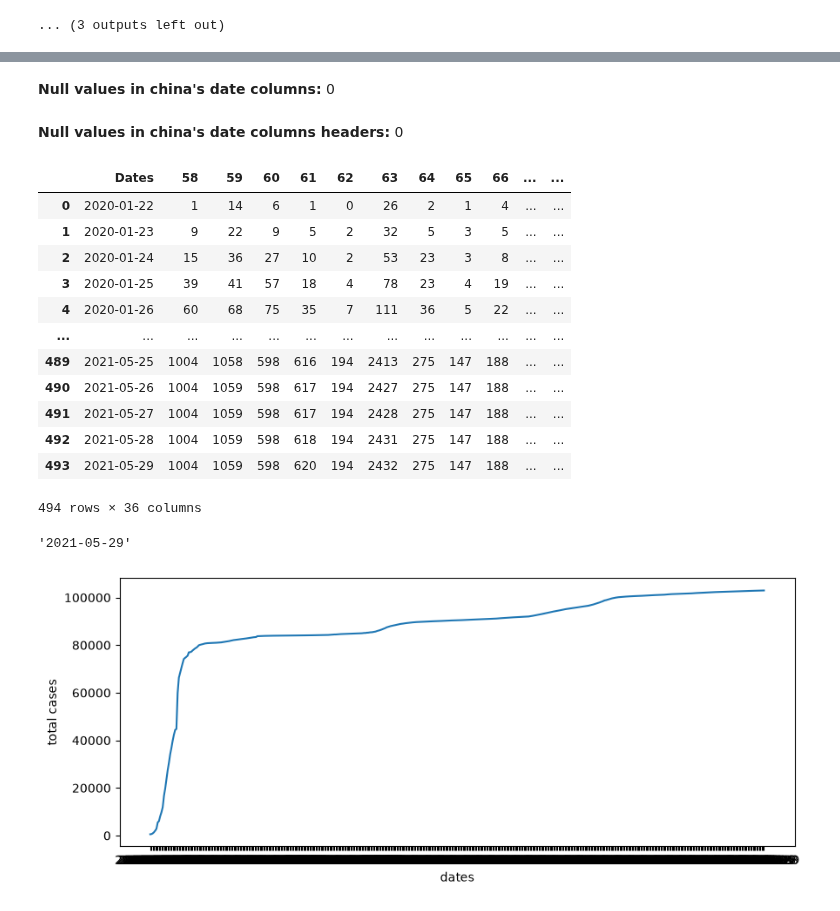
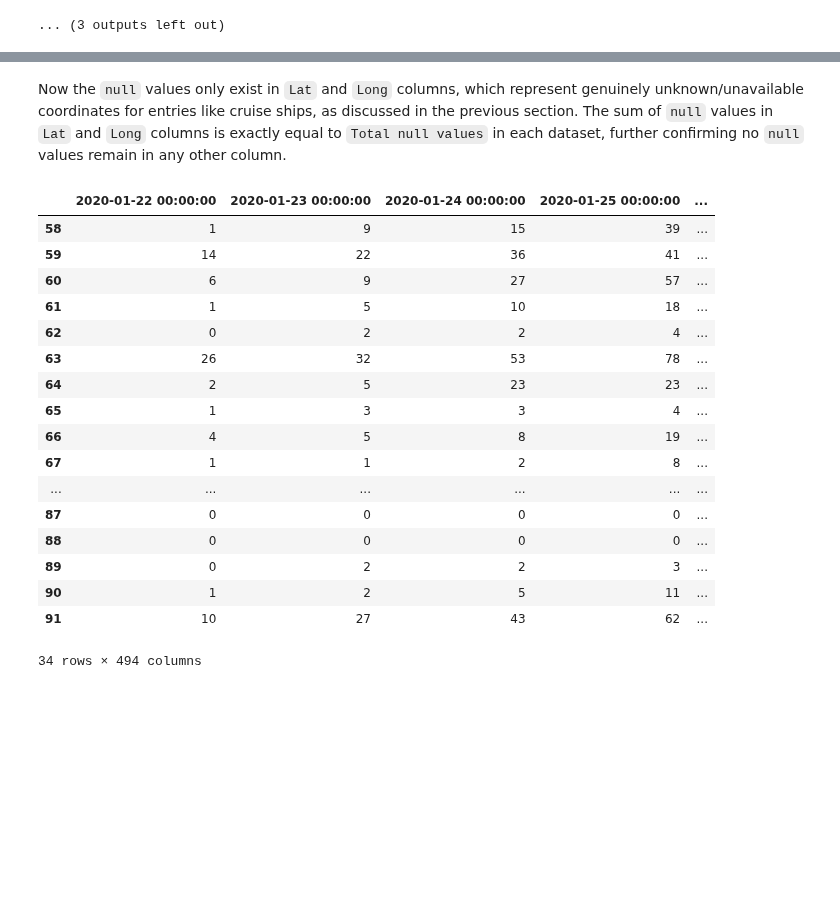
Before and after one commit to chetanchandel31/da-covid19, a Jupyter notebook: notebooks/01_covid_19_analysis.ipynb, the cells around one changed output, grey strips where cells are left out. Drawn from its saved outputs; the diff is of its cells as text; code cells hidden in the pictures; blank space fills up the shorter version.

Commit message:
conclusion to missing data hand;ing

```diff
--- a/notebooks/01_covid_19_analysis.ipynb
+++ b/notebooks/01_covid_19_analysis.ipynb
@@ -12,11 +12,14 @@ def load_excel_file(sheet_name):
   try:
     return pd.read_excel(LOCAL_EXCEL_FILE_PATH, sheet_name=sheet_name)
   except FileNotFoundError:
-    return pd.read_excel(REMOTE_EXCEL_FILE_PATH, sheet_name=sheet_name, engine="openpyxl")
+    return pd.read_excel(
+      REMOTE_EXCEL_FILE_PATH, sheet_name=sheet_name, engine="openpyxl"
+    )
   except Exception as e:
     print("unexpected error while loading data", e)
     raise
 
+
 df_deaths = load_excel_file("covid_19_deaths_v1")
 df_confirmed = load_excel_file("covid_19_confirmed_v1")
 df_recovered = load_excel_file("covid_19_recovered_v1")
@@ -404,48 +548,49 @@ Total null values: 6
 Lat     3
 Long    3
 dtype: int64
+# %% [markdown]
+Now the `null` values only exist in `Lat` and `Long` columns, which represent genuinely unknown/unavailable coordinates for entries like cruise ships, as discussed in the previous section. The sum of `null` values in `Lat` and `Long` columns is exactly equal to `Total null values` in each dataset, further confirming no `null` values remain in any other column.
 # %%
-df_china_confirmed_cases = df_confirmed[df_confirmed["Country/Region"] == "China"].copy()
+df_china_confirmed_cases = df_confirmed[
+  df_confirmed["Country/Region"] == "China"
+].copy()
 
-df_china_confirmed_date_cols = df_china_confirmed_cases.iloc[:,4:]
+df_china_confirmed_date_cols = pd.concat(
+  [df_china_confirmed_cases["Province/State"], df_china_confirmed_cases.iloc[:, 4:]],
+  axis=1,
+)
+display(df_china_confirmed_date_cols)
 
-display(Markdown(f"**Null values in china's date columns:** {df_china_confirmed_date_cols.isna().sum().sum()}"))
-display(Markdown(f"**Null values in china's date columns headers:** {df_china_confirmed_date_cols.columns.isna().sum()}"))
-df_china_confirmed_date_cols = df_china_confirmed_date_cols.T
-df_china_confirmed_date_cols["total cases"] = df_china_confirmed_date_cols.sum(axis=1)
-df_china_confirmed_date_cols.reset_index(inplace=True, names="Dates")
-# df_china_confirmed_date_cols["Dates"] = pd.to_datetime(df_china_confirmed_date_cols["Dates"].astype(str).str.replace("/", "-"), format="mixed", dayfirst=False)
-# df_china_confirmed_date_cols.index = pd.to_datetime(df_china_confirmed_date_cols.index, format="mixed", dayfirst=False)
+# df_china_confirmed_date_cols = df_china_confirmed_date_cols.T
+# df_china_confirmed_date_cols["total cases"] = df_china_confirmed_date_cols.sum(axis=1)
+# df_china_confirmed_date_cols.reset_index(inplace=True, names="Dates")
 
-# normalize all date-strings to a uniform dd-mm-yyyy format, then convert to datetime
-df_china_confirmed_date_cols["Dates"] = df_china_confirmed_date_cols["Dates"].astype(str).apply(lambda x: x)
+# display(df_china_confirmed_date_cols)
 
-display(df_china_confirmed_date_cols)
-display(df_china_confirmed_date_cols["Dates"].max())
-
-plt.figure(figsize=(10,4))
-sns.lineplot(data=df_china_confirmed_date_cols, x="Dates", y="total cases")
-plt.xlabel("dates")
-plt.show()
+# plt.figure(figsize=(10,4))
+# sns.lineplot(data=df_china_confirmed_date_cols, x="Dates", y="total cases")
+# plt.xlabel("dates")
+# plt.show()
 
 # 05-12-2021
 
 # df_china_confirmed_date_cols["Dates"].max()
 # %% [output]
-**Null values in china's date columns:** 0
-**Null values in china's date columns headers:** 0
-|  | Dates | 58 | 59 | 60 | 61 | 62 | 63 | 64 | 65 | 66 | ... | ... |
-| 0 | 2020-01-22 | 1 | 14 | 6 | 1 | 0 | 26 | 2 | 1 | 4 | ... | ... |
-| 1 | 2020-01-23 | 9 | 22 | 9 | 5 | 2 | 32 | 5 | 3 | 5 | ... | ... |
-| 2 | 2020-01-24 | 15 | 36 | 27 | 10 | 2 | 53 | 23 | 3 | 8 | ... | ... |
-| 3 | 2020-01-25 | 39 | 41 | 57 | 18 | 4 | 78 | 23 | 4 | 19 | ... | ... |
-| 4 | 2020-01-26 | 60 | 68 | 75 | 35 | 7 | 111 | 36 | 5 | 22 | ... | ... |
-| ... | ... | ... | ... | ... | ... | ... | ... | ... | ... | ... | ... | ... |
-| 489 | 2021-05-25 | 1004 | 1058 | 598 | 616 | 194 | 2413 | 275 | 147 | 188 | ... | ... |
-| 490 | 2021-05-26 | 1004 | 1059 | 598 | 617 | 194 | 2427 | 275 | 147 | 188 | ... | ... |
-| 491 | 2021-05-27 | 1004 | 1059 | 598 | 617 | 194 | 2428 | 275 | 147 | 188 | ... | ... |
-| 492 | 2021-05-28 | 1004 | 1059 | 598 | 618 | 194 | 2431 | 275 | 147 | 188 | ... | ... |
-| 493 | 2021-05-29 | 1004 | 1059 | 598 | 620 | 194 | 2432 | 275 | 147 | 188 | ... | ... |
+|  | 2020-01-22 00:00:00 | 2020-01-23 00:00:00 | 2020-01-24 00:00:00 | 2020-01-25 00:00:00 | ... |
+| 58 | 1 | 9 | 15 | 39 | ... |
+| 59 | 14 | 22 | 36 | 41 | ... |
+| 60 | 6 | 9 | 27 | 57 | ... |
+| 61 | 1 | 5 | 10 | 18 | ... |
+| 62 | 0 | 2 | 2 | 4 | ... |
+| 63 | 26 | 32 | 53 | 78 | ... |
+| 64 | 2 | 5 | 23 | 23 | ... |
+| 65 | 1 | 3 | 3 | 4 | ... |
+| 66 | 4 | 5 | 8 | 19 | ... |
+| 67 | 1 | 1 | 2 | 8 | ... |
+| ... | ... | ... | ... | ... | ... |
+| 87 | 0 | 0 | 0 | 0 | ... |
+| 88 | 0 | 0 | 0 | 0 | ... |
+| 89 | 0 | 2 | 2 | 3 | ... |
+| 90 | 1 | 2 | 5 | 11 | ... |
+| 91 | 10 | 27 | 43 | 62 | ... |
-494 rows × 36 columns
+34 rows × 494 columns
-'2021-05-29'
-[figure, removed]
```
Also changed, not shown: parts of 10 cells of this notebook, 1 other file.
